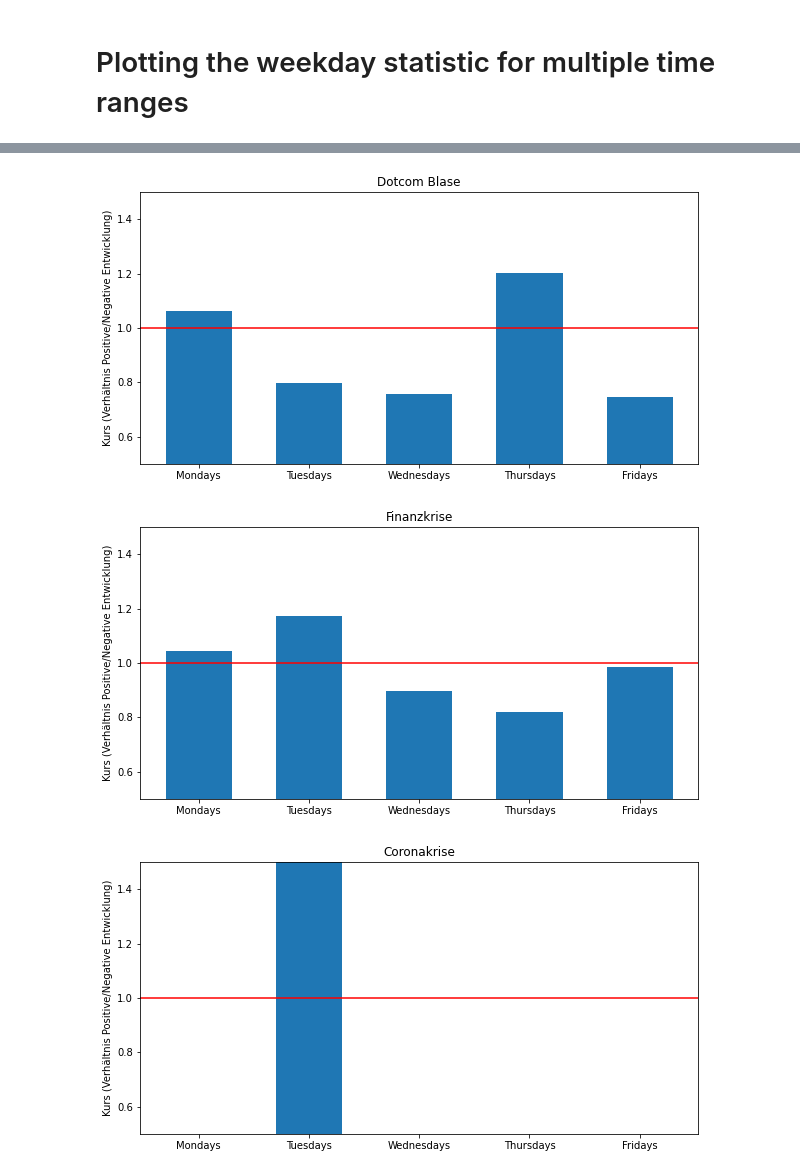
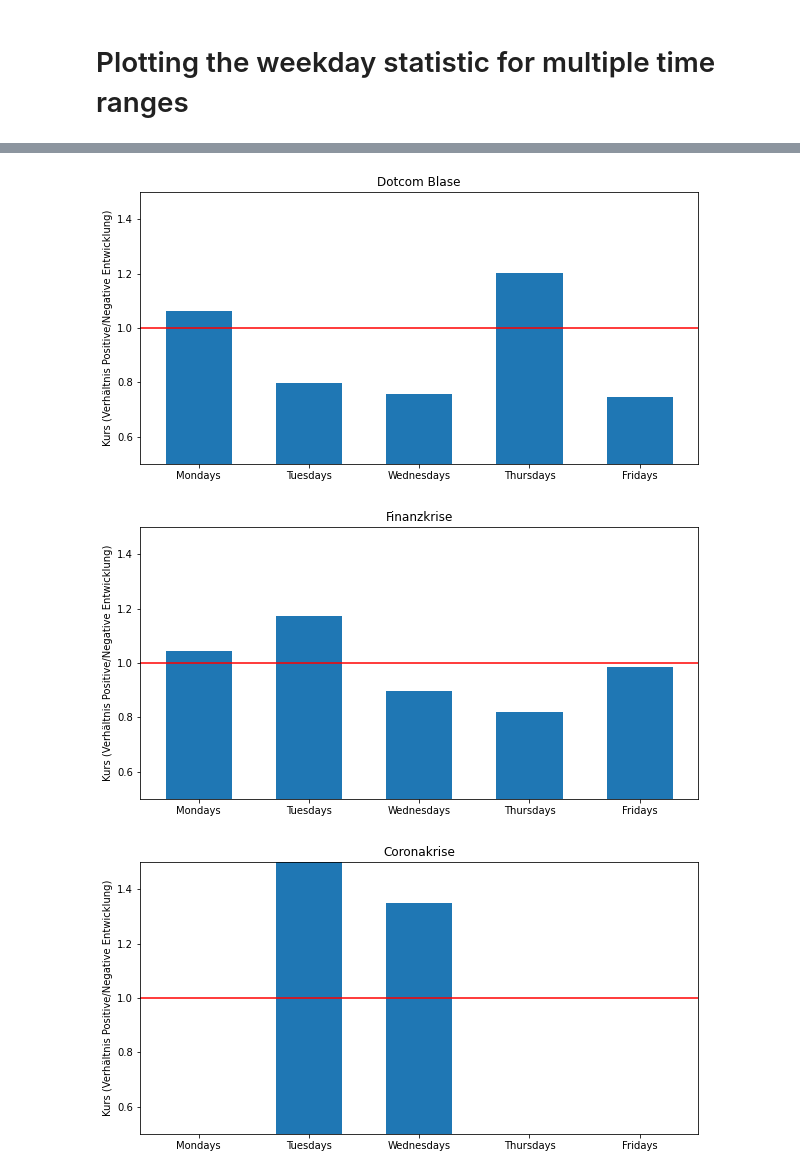
Before and after one commit to alexandermenze/wdk-analyse, a Jupyter notebook: src/main.ipynb, the cells around one changed output, grey strips where cells are left out. Cells and saved outputs as stored; diff of their text form; code cells hidden in the pictures.

```diff
--- a/src/main.ipynb
+++ b/src/main.ipynb
@@ -117,25 +117,25 @@ weekday_statistic = st.create_weekday_statistic(dax_data)
 # %%
 time_ranges = [
     TimeRange("All time", "1975-01-01", "2022-12-31"),
-    TimeRange("1990-2000", "1990-01-01", "2000-12-31"),
-    TimeRange("2000-2010", "2000-01-01", "2010-12-31"),
-    TimeRange("2010-Today", "2010-01-01", "2022-12-31"),
-    TimeRange("1990-2010", "1990-01-01", "2010-12-31"),
-    TimeRange("2000-Today", "2000-01-01", "2022-12-31"),
+    TimeRange("1990 - 2000", "1990-01-01", "2000-12-31"),
+    TimeRange("2000 - 2010", "2000-01-01", "2010-12-31"),
+    TimeRange("2010 - Today", "2010-01-01", "2022-12-31"),
+    TimeRange("1990 - 2010", "1990-01-01", "2010-12-31"),
+    TimeRange("2000 - Today", "2000-01-01", "2022-12-31"),
     TimeRange("Dotcom Blase", "2001-01-01", "2003-12-31"),
     TimeRange("Finanzkrise", "2007-01-01", "2009-12-31"),
-    TimeRange("Coronakrise", "2020-02-15", "2020-03-25"),
+    TimeRange("Coronakrise", "2020-02-01", "2020-03-31"),
 ]
 
 for t in time_ranges:
     query_data_and_plot_statistic("DE0008469008", t)
 # %% [output]
 [figure]
 [figure]
 [figure]
 [figure]
 [figure]
 [figure]
 [figure]
 [figure]
-[figure, old version]
+[figure, new version]
```
